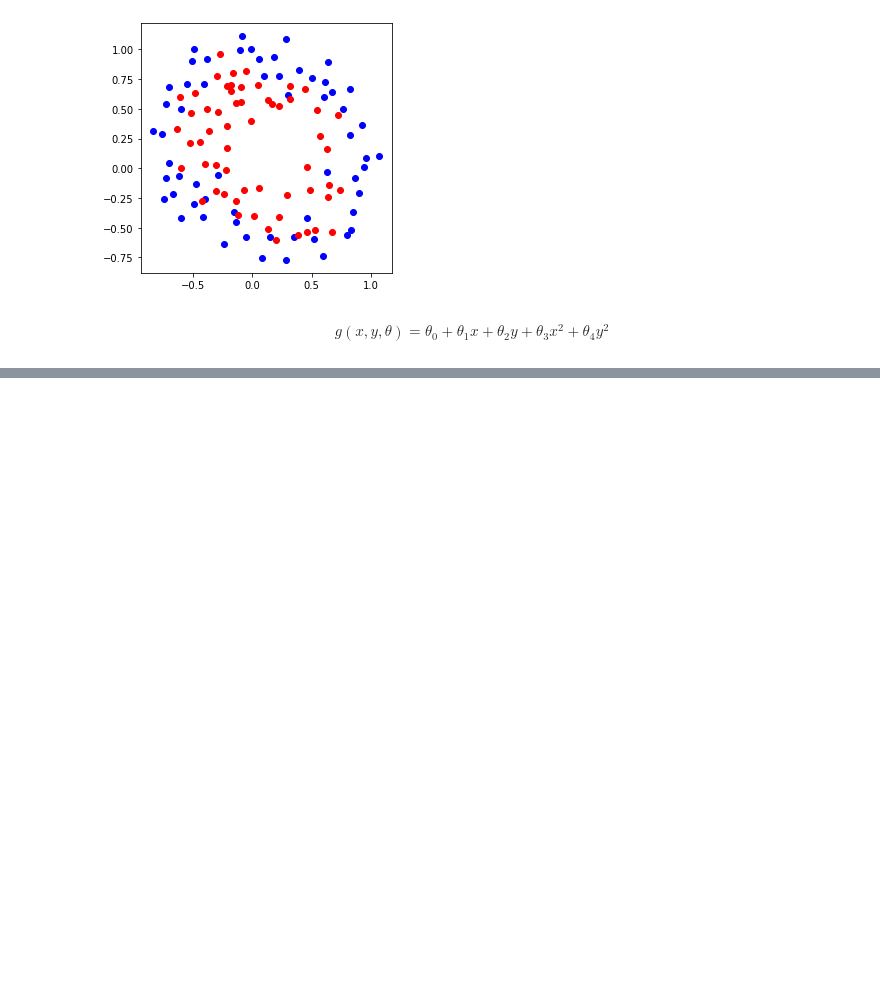
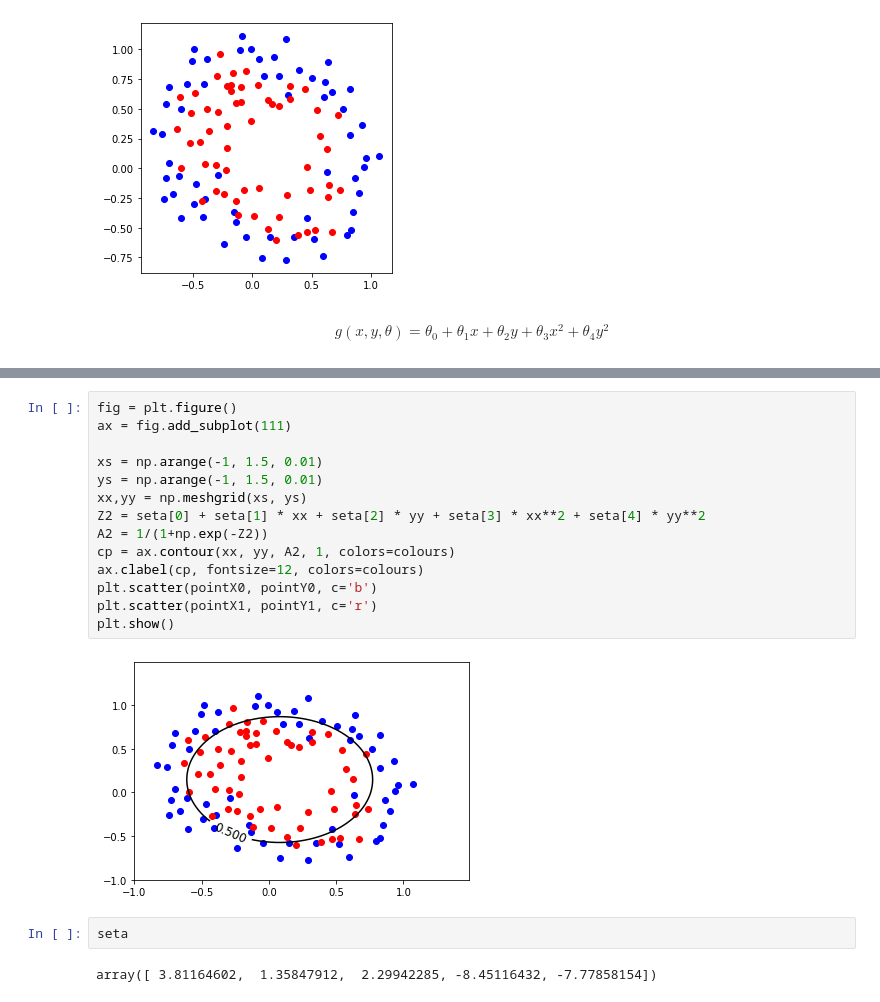
Before and after one commit to YoungsooNa/ML, a Jupyter notebook: Assignment_06/Assignment06.ipynb, the cells around one changed output, grey strips where cells are left out. Saved outputs shown, nothing was run; the diff lists cells and outputs as text; blank space fills up the shorter version.

```diff
--- a/Assignment_06/Assignment06.ipynb
+++ b/Assignment_06/Assignment06.ipynb
@@ -81,0 +83,20 @@ plt.show()
+# %%
+fig = plt.figure()
+ax = fig.add_subplot(111)
+
+xs = np.arange(-1, 1.5, 0.01)
+ys = np.arange(-1, 1.5, 0.01)
+xx,yy = np.meshgrid(xs, ys)
+Z2 = seta[0] + seta[1] * xx + seta[2] * yy + seta[3] * xx**2 + seta[4] * yy**2
+A2 = 1/(1+np.exp(-Z2))
+cp = ax.contour(xx, yy, A2, 1, colors=colours)
+ax.clabel(cp, fontsize=12, colors=colours)
+plt.scatter(pointX0, pointY0, c='b')
+plt.scatter(pointX1, pointY1, c='r')
+plt.show()
+# %% [output]
+[figure, added]
+# %%
+seta
+# %% [output]
+array([ 3.81164602,  1.35847912,  2.29942285, -8.45116432, -7.77858154])
```
Also changed, not shown: parts of 4 cells of this notebook.
